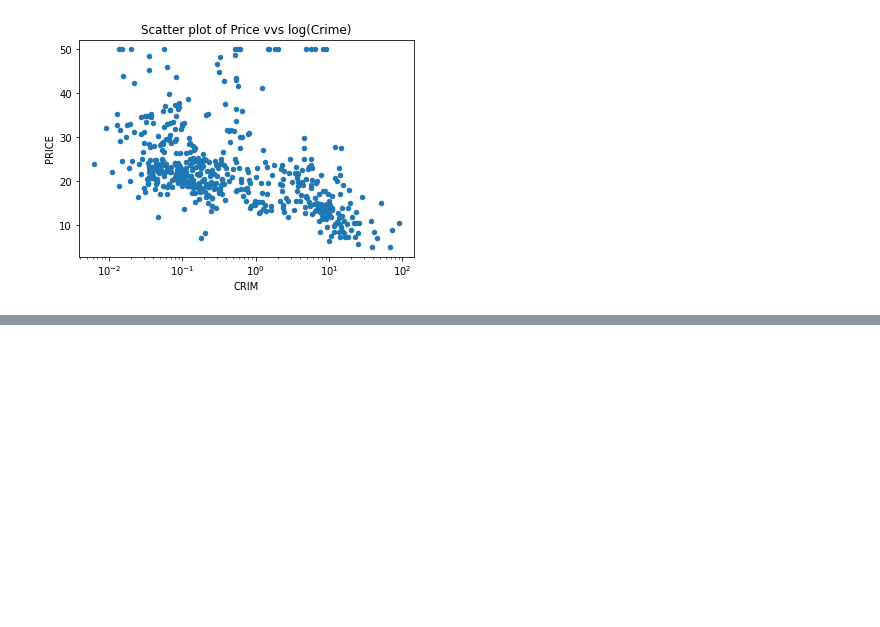
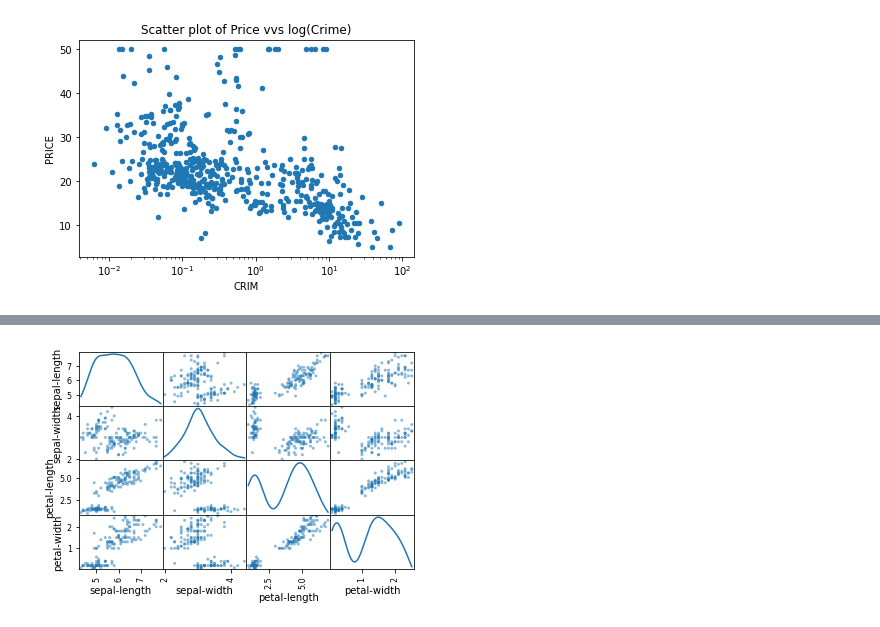
Before and after one commit to jjangsungwon/data-visualization, a Jupyter notebook: Python/Scatter_Plot.ipynb, the cells around one changed output, grey strips where cells are left out. Saved outputs shown, nothing was run; the diff lists cells and outputs as text; code cells hidden in the pictures; blank space fills up the shorter version.

```diff
--- a/Python/Scatter_Plot.ipynb
+++ b/Python/Scatter_Plot.ipynb
@@ -56,0 +69,6 @@ Index(['CRIM', 'ZN', 'INDUS', 'CHAS', 'NOX', 'RM', 'AGE', 'DIS', 'RAD', 'TAX',
+# %%
+# Scatter Plot Maxtrix with Kernel Density Estimation
+scatter_matrix(df, alpha=0.5, diagonal='kde')
+plt.show()
+# %% [output]
+[figure, added]
```
Also changed, not shown: parts of 4 cells of this notebook.
